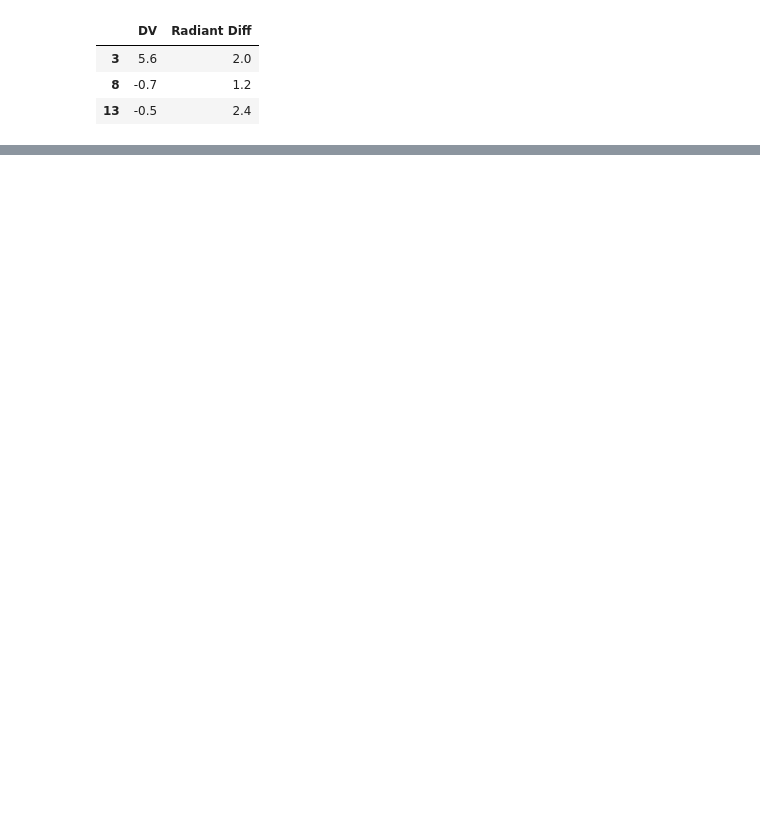
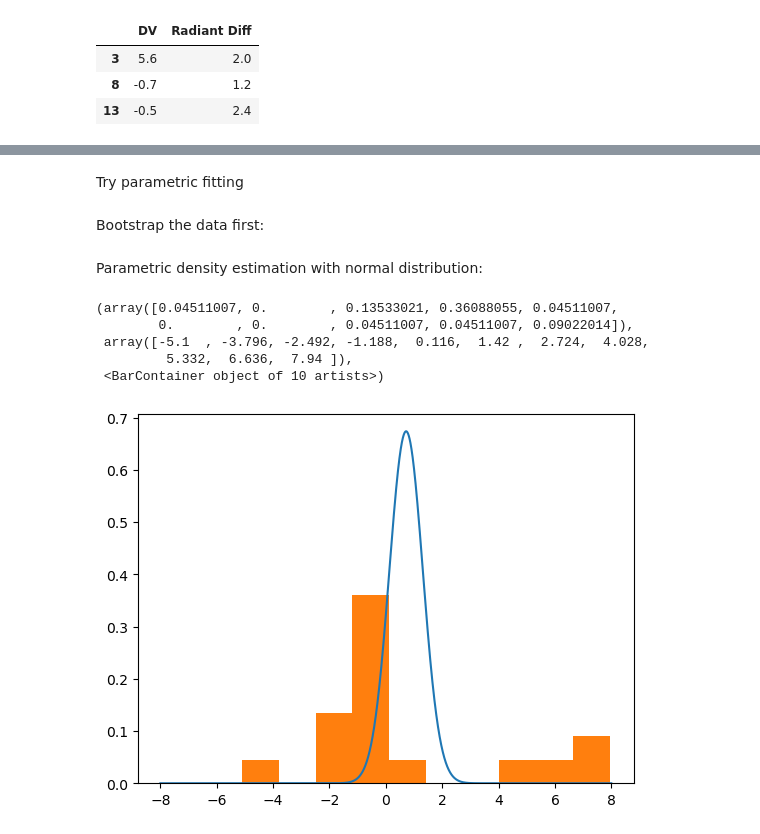
Before and after one commit to ia-chow/Thesis, a Jupyter notebook: speed_radiant_difference/speed_radiant_difference.ipynb, the cells around one changed output, grey strips where cells are left out. Saved outputs shown, nothing was run; the diff lists cells and outputs as text; code cells hidden in the pictures; blank space fills up the shorter version.

Commit message:
added parametric/nonparametric distribution fits for dv and log-drad in the notebook... looks like we'll have to do a nonparametric KDE estimation for this

```diff
--- a/speed_radiant_difference/speed_radiant_difference.ipynb
+++ b/speed_radiant_difference/speed_radiant_difference.ipynb
@@ -702,0 +702,30 @@ y_df.iloc[indices_g1]
+# %% [markdown]
+Try parametric fitting
+# %% [markdown]
+Bootstrap the data first:
+# %%
+seed = 1234
+
+# speed uncertatinty
+dv_bootstrap_mean = scipy.stats.bootstrap((np.array(dv), ), np.mean, random_state=np.random.seed(seed))
+dv_bootstrap_stdev = scipy.stats.bootstrap((np.array(dv), ), np.std, random_state=np.random.seed(seed))
+
+# radiant uncertainty
+drad_bootstrap_mean = scipy.stats.bootstrap((np.array(drad), ), np.mean, random_state=np.random.seed(seed))
+drad_bootstrap_stdev = scipy.stats.bootstrap((np.array(drad), ), np.std, random_state=np.random.seed(seed))
+# %% [markdown]
+Parametric density estimation with normal distribution:
+# %%
+dv_dist = scipy.stats.norm(np.median(dv_bootstrap_mean.bootstrap_distribution), np.std(dv_bootstrap_stdev.bootstrap_distribution))
+drad_dist = scipy.stats.norm(np.median(drad_bootstrap_mean.bootstrap_distribution), np.std(drad_bootstrap_mean.bootstrap_distribution))
+# %%
+values_dv = np.linspace(-8, 8, int(1e4))
+plt.plot(values_dv, np.array([dv_dist.pdf(value) for value in values_dv]))
+plt.hist(dv, density=True)
+# %% [output]
+(array([0.04511007, 0.        , 0.13533021, 0.36088055, 0.04511007,
+        0.        , 0.        , 0.04511007, 0.04511007, 0.09022014]),
+ array([-5.1  , -3.796, -2.492, -1.188,  0.116,  1.42 ,  2.724,  4.028,
+         5.332,  6.636,  7.94 ]),
+ <BarContainer object of 10 artists>)
+[figure, added]
```
Also changed, not shown: parts of 14 cells of this notebook.
